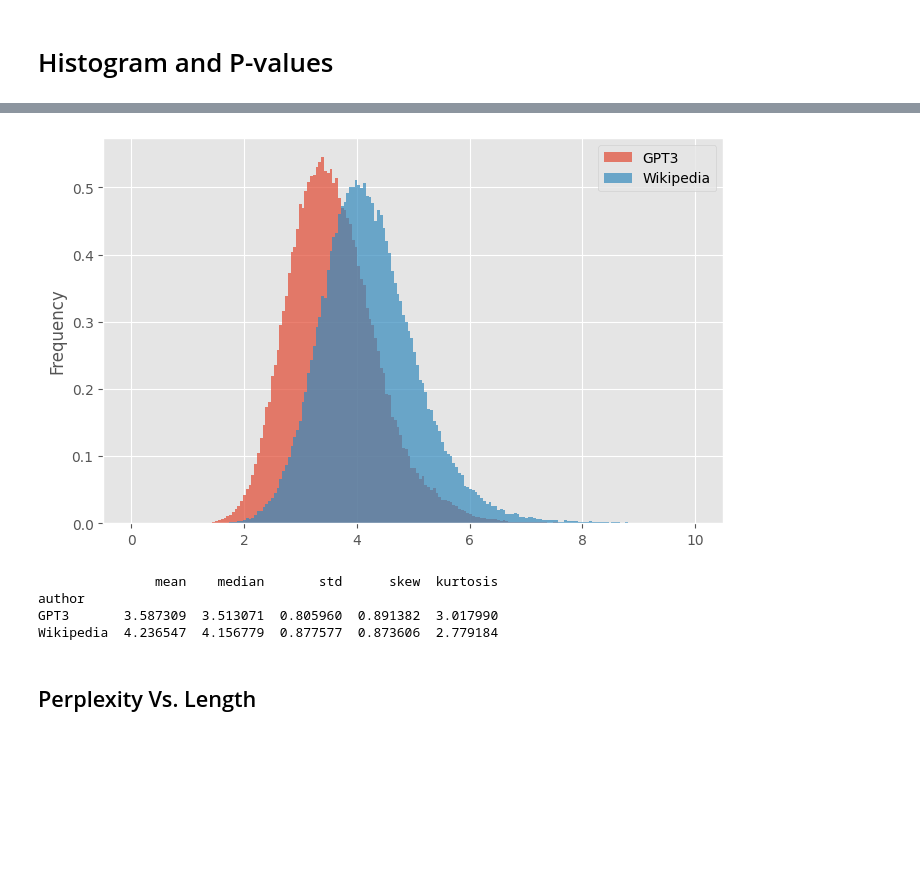
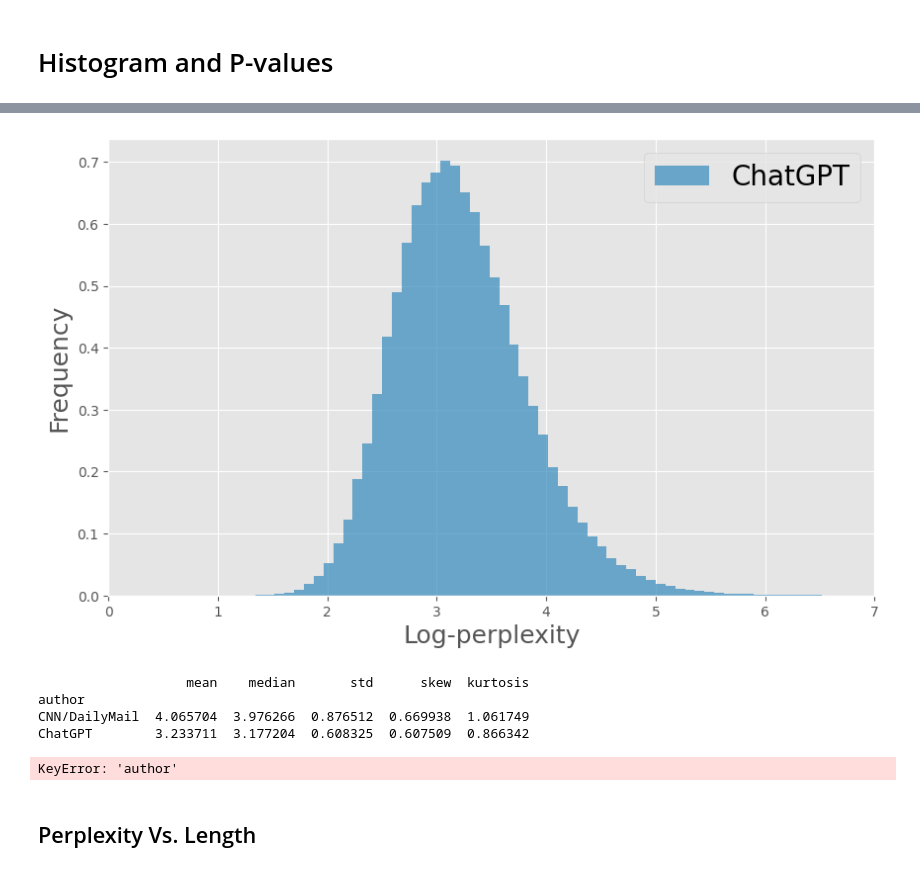
Before and after one commit to bzimbler/Boaz-detectLM, a Jupyter notebook: illustrate_hist_and_ROC.ipynb, the cells around one changed output, grey strips where cells are left out. Saved outputs shown, nothing was run; the diff lists cells and outputs as text; code cells hidden in the pictures; blank space fills up the shorter version.

```diff
--- a/illustrate_hist_and_ROC.ipynb
+++ b/illustrate_hist_and_ROC.ipynb
@@ -85,3 +32,12 @@ data_human = pd.read_csv(f"results/{name}_human.csv")
+# %%
+MAX_TOKENS_PER_SENTENCE = 50
+MIN_TOKENS_PER_SENTENCE = 7
+# %% [output]
+[figure, added]
+                   mean    median       std      skew  kurtosis
+author
+CNN/DailyMail  4.065704  3.976266  0.876512  0.669938  1.061749
+ChatGPT        3.233711  3.177204  0.608325  0.607509  0.866342
 # %%
 datar = pd.concat([data_machine, data_human])
 if dataset == 'wiki':
@@ -96,19 +52,31 @@ data_machine['author'] = machine_author
 data_human['author'] = human_author
 
 datar = pd.concat([data_machine, data_human])
-datar = datar[datar['length'] <= 60]
 
+datar = datar[(MIN_TOKENS_PER_SENTENCE <= datar.length) & (datar.length <= MAX_TOKENS_PER_SENTENCE)]
 datar = datar.groupby('response').head(1) # remove repeated entries
 datar = datar.rename(columns={'sent_num': 'num'})
-
-if context == 'previous_sentence':
-    datar = datar[datar.num>1]
+# %% [output]
+KeyError: 'author'
 # %%
 from scipy.stats import norm
-tt = np.linspace(0,10,203)
-datar.groupby('author').response.plot.hist(bins = tt, density=True, alpha=.7, legend=True)
+
+IGNORE_FIRST_SENTENCE = True
+if context == 'previous_sentence' or IGNORE_FIRST_SENTENCE:
+    data_disp = datar[datar.num>1]
+
+tt = np.linspace(0,10,113)
+data_disp.groupby('author').response.plot.hist(bins = tt, density=True, alpha=.7, legend=True)
+plt.legend(fontsize=20)
+plt.ylabel('Frequency', size=18)
+plt.xlabel('Log-perplexity', size=18)
+
+fig = plt.gcf()
+fig.set_size_inches(10, 6, forward=True)
+
+
 plt.savefig(f"Figs/{name}.png")
-#plt.xlim((0,10))
+plt.xlim((0,10))
 plt.show()
 #
 
@@ -116,11 +84,5 @@ def kurtosis(x):
     return scipy.stats.kurtosis(x)
 agg_stats = datar.groupby('author').response.agg(['mean','median', 'std', 'skew', kurtosis])
 print(agg_stats)
-# %% [output]
-[figure, removed]
-               mean    median       std      skew  kurtosis
-author
-GPT3       3.587309  3.513071  0.805960  0.891382  3.017990
-Wikipedia  4.236547  4.156779  0.877577  0.873606  2.779184
 # %% [markdown]
 ## Perplexity Vs. Length
```
Also changed, not shown: parts of 19 cells of this notebook, 22 other files.
